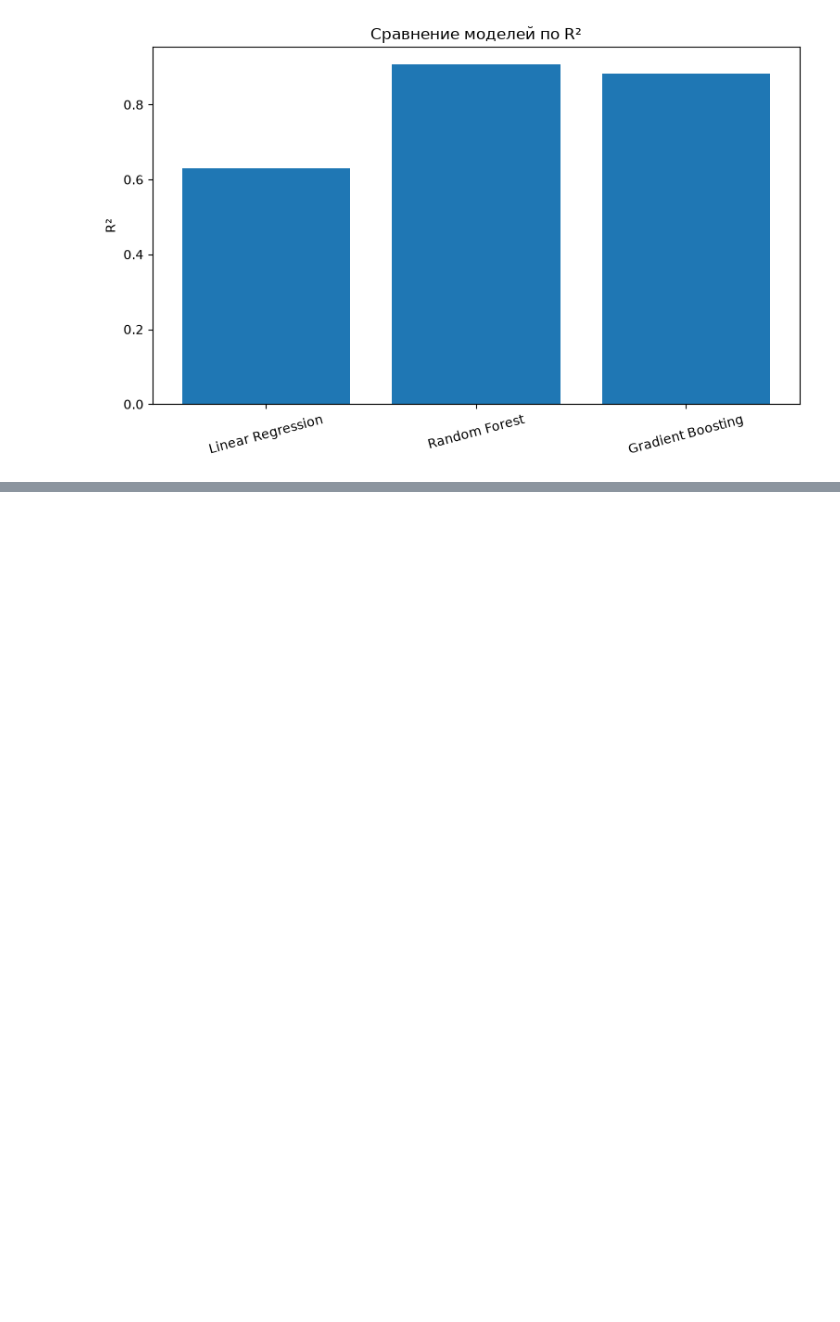
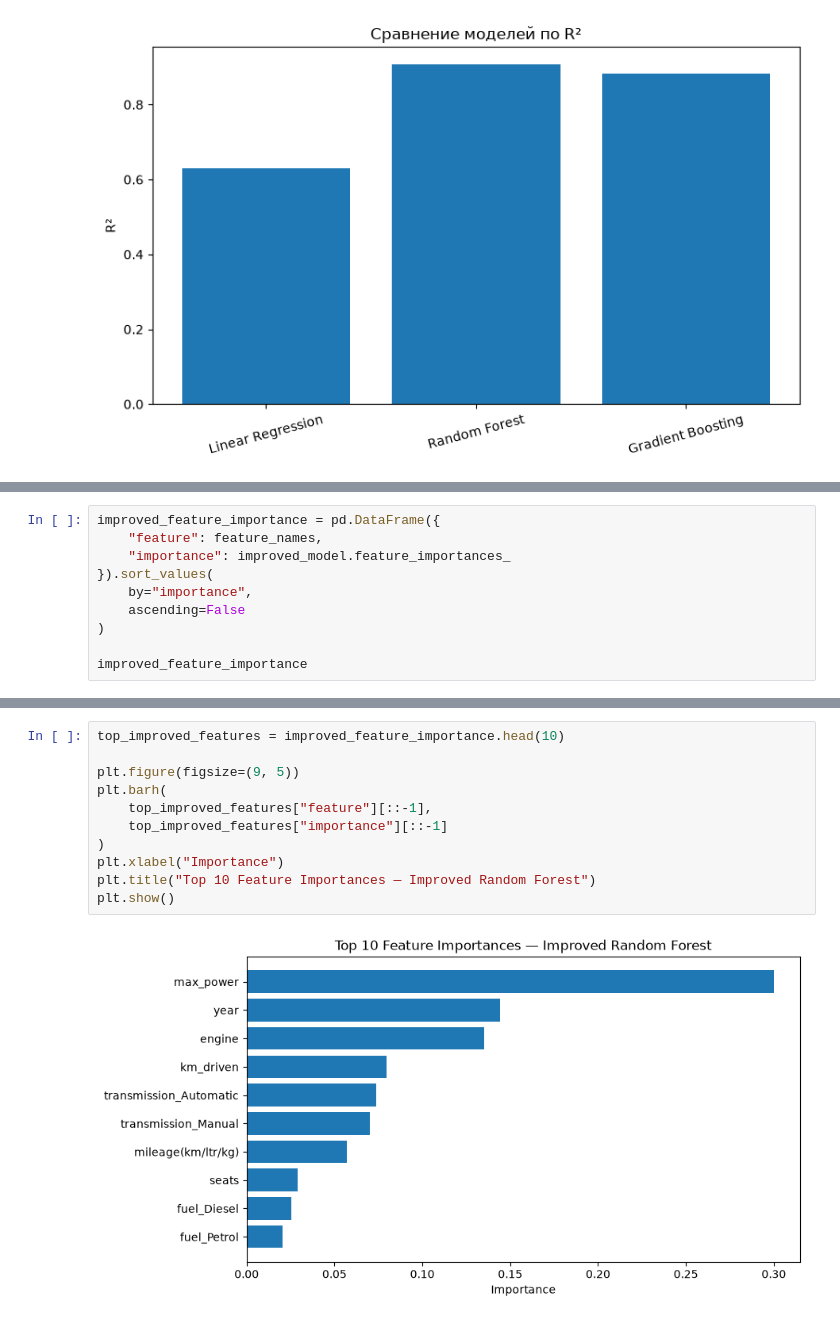
Before and after one commit to SheL16/car-price-prediction, a Jupyter notebook: notebooks/analysis.ipynb, the cells around one changed output, grey strips where cells are left out. Drawn from its saved outputs; the diff is of its cells as text; blank space fills up the shorter version.

```diff
--- a/notebooks/analysis.ipynb
+++ b/notebooks/analysis.ipynb
@@ -646,0 +758,10 @@ plt.show()
+# %%
+improved_feature_importance = pd.DataFrame({
+    "feature": feature_names,
+    "importance": improved_model.feature_importances_
+}).sort_values(
+    by="importance",
+    ascending=False
+)
+
+improved_feature_importance
@@ -646,0 +786,13 @@ plt.show()
+# %%
+top_improved_features = improved_feature_importance.head(10)
+
+plt.figure(figsize=(9, 5))
+plt.barh(
+    top_improved_features["feature"][::-1],
+    top_improved_features["importance"][::-1]
+)
+plt.xlabel("Importance")
+plt.title("Top 10 Feature Importances — Improved Random Forest")
+plt.show()
+# %% [output]
+[figure, added]
```
Also changed, not shown: parts of 8 cells of this notebook, 2 other files.
